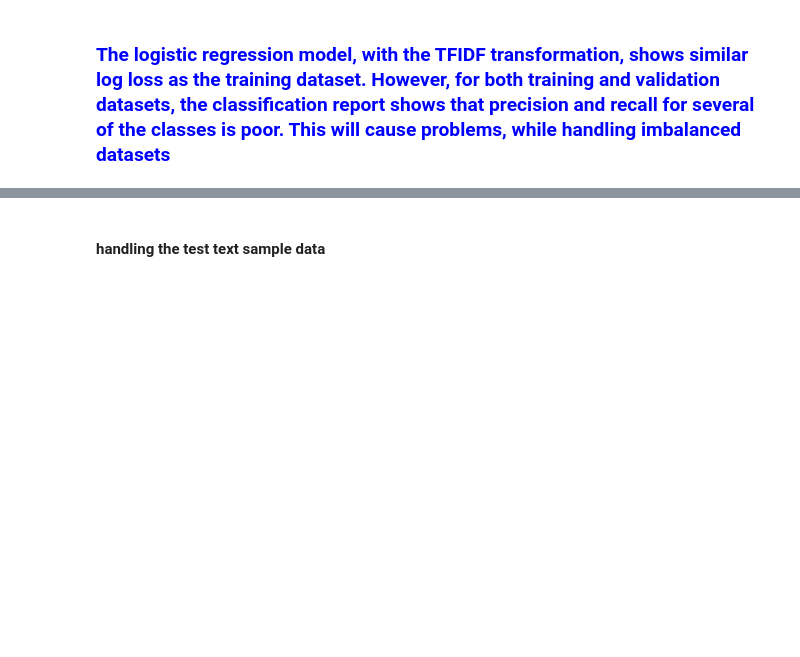
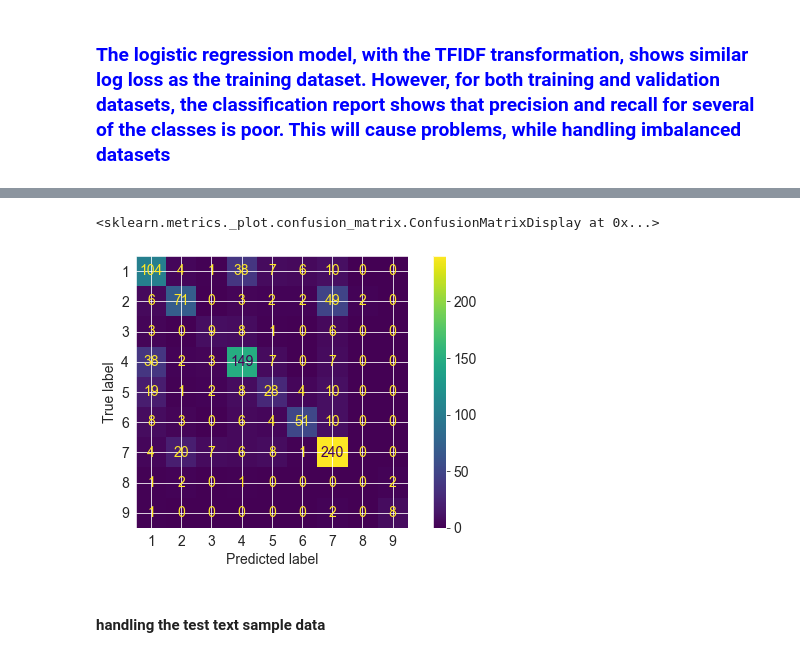
Before and after one commit to me-nobody/jovian-ml-project, a Jupyter notebook: jovian-ml-project-030122.ipynb, the cells around one changed output, grey strips where cells are left out. Cells and saved outputs as stored; diff of their text form; code cells hidden in the pictures; blank space fills up the shorter version.

```diff
--- a/jovian-ml-project-030122.ipynb
+++ b/jovian-ml-project-030122.ipynb
@@ -1512,3 +1581,8 @@ plot_confusion_matrix(tfidf_model, X_validate_tfidf, y_validation)
+# %%
+plot_confusion_matrix(xgb_grid_tfidf, X_validate_tfidf, y_validation)
+# %% [output]
+<sklearn.metrics._plot.confusion_matrix.ConfusionMatrixDisplay at 0x...>
+[figure, added]
 # %% [markdown]
 #### handling the test text sample data
 # %%
```
Also changed, not shown: parts of 15 cells of this notebook.
